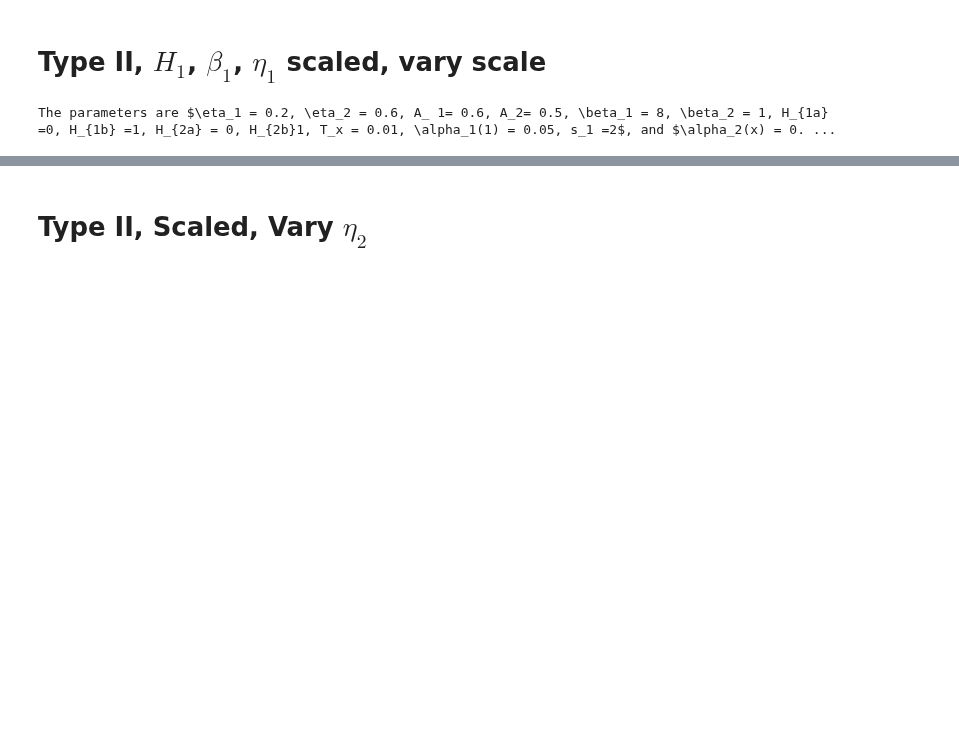
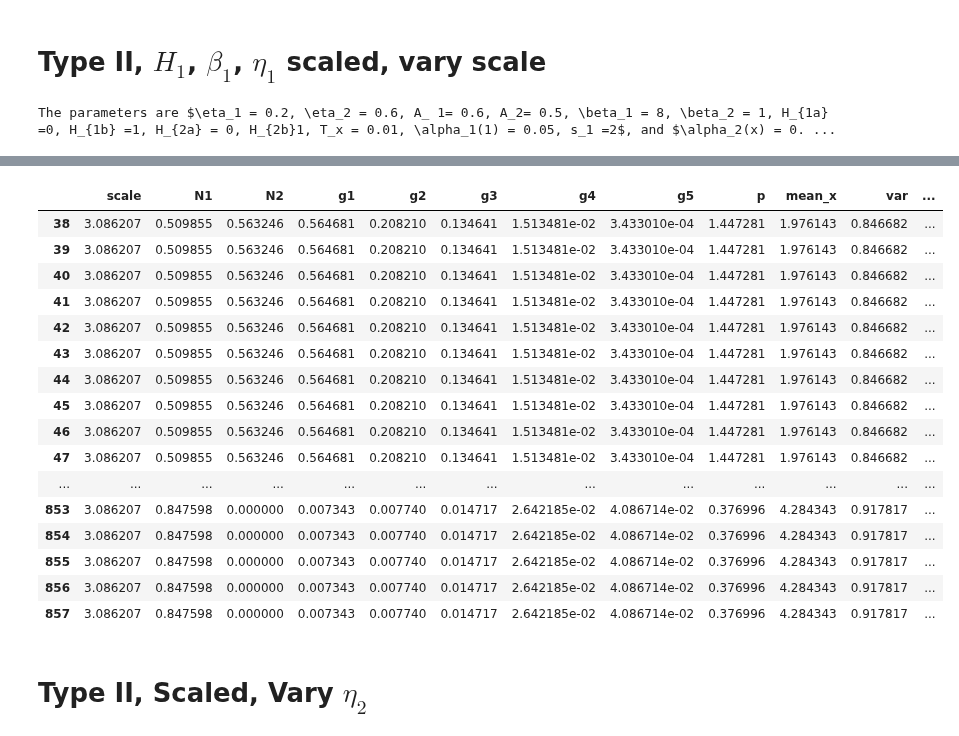
Before and after one commit to taliaborofsky/AdaptiveDynamics_CH_RS, a Jupyter notebook: Bifurcation.ipynb, the cells around one changed output, grey strips where cells are left out. Drawn from its saved outputs; the diff is of its cells as text; code cells hidden in the pictures; blank space fills up the shorter version.

```diff
--- a/Bifurcation.ipynb
+++ b/Bifurcation.ipynb
@@ -526,3 +526,24 @@ figsdict = plot_bif_diagrams(
+# %%
+df_near_3 = df[df['scale'].between(2.9, 3.1)]
+df_near_3
+# %% [output]
+|  | scale | N1 | N2 | g1 | g2 | g3 | g4 | g5 | p | mean_x | var | ... |
+| 38 | 3.086207 | 0.509855 | 0.563246 | 0.564681 | 0.208210 | 0.134641 | 1.513481e-02 | 3.433010e-04 | 1.447281 | 1.976143 | 0.846682 | ... |
+| 39 | 3.086207 | 0.509855 | 0.563246 | 0.564681 | 0.208210 | 0.134641 | 1.513481e-02 | 3.433010e-04 | 1.447281 | 1.976143 | 0.846682 | ... |
+| 40 | 3.086207 | 0.509855 | 0.563246 | 0.564681 | 0.208210 | 0.134641 | 1.513481e-02 | 3.433010e-04 | 1.447281 | 1.976143 | 0.846682 | ... |
+| 41 | 3.086207 | 0.509855 | 0.563246 | 0.564681 | 0.208210 | 0.134641 | 1.513481e-02 | 3.433010e-04 | 1.447281 | 1.976143 | 0.846682 | ... |
+| 42 | 3.086207 | 0.509855 | 0.563246 | 0.564681 | 0.208210 | 0.134641 | 1.513481e-02 | 3.433010e-04 | 1.447281 | 1.976143 | 0.846682 | ... |
+| 43 | 3.086207 | 0.509855 | 0.563246 | 0.564681 | 0.208210 | 0.134641 | 1.513481e-02 | 3.433010e-04 | 1.447281 | 1.976143 | 0.846682 | ... |
+| 44 | 3.086207 | 0.509855 | 0.563246 | 0.564681 | 0.208210 | 0.134641 | 1.513481e-02 | 3.433010e-04 | 1.447281 | 1.976143 | 0.846682 | ... |
+| 45 | 3.086207 | 0.509855 | 0.563246 | 0.564681 | 0.208210 | 0.134641 | 1.513481e-02 | 3.433010e-04 | 1.447281 | 1.976143 | 0.846682 | ... |
+| 46 | 3.086207 | 0.509855 | 0.563246 | 0.564681 | 0.208210 | 0.134641 | 1.513481e-02 | 3.433010e-04 | 1.447281 | 1.976143 | 0.846682 | ... |
+| 47 | 3.086207 | 0.509855 | 0.563246 | 0.564681 | 0.208210 | 0.134641 | 1.513481e-02 | 3.433010e-04 | 1.447281 | 1.976143 | 0.846682 | ... |
+| ... | ... | ... | ... | ... | ... | ... | ... | ... | ... | ... | ... | ... |
+| 853 | 3.086207 | 0.847598 | 0.000000 | 0.007343 | 0.007740 | 0.014717 | 2.642185e-02 | 4.086714e-02 | 0.376996 | 4.284343 | 0.917817 | ... |
+| 854 | 3.086207 | 0.847598 | 0.000000 | 0.007343 | 0.007740 | 0.014717 | 2.642185e-02 | 4.086714e-02 | 0.376996 | 4.284343 | 0.917817 | ... |
+| 855 | 3.086207 | 0.847598 | 0.000000 | 0.007343 | 0.007740 | 0.014717 | 2.642185e-02 | 4.086714e-02 | 0.376996 | 4.284343 | 0.917817 | ... |
+| 856 | 3.086207 | 0.847598 | 0.000000 | 0.007343 | 0.007740 | 0.014717 | 2.642185e-02 | 4.086714e-02 | 0.376996 | 4.284343 | 0.917817 | ... |
+| 857 | 3.086207 | 0.847598 | 0.000000 | 0.007343 | 0.007740 | 0.014717 | 2.642185e-02 | 4.086714e-02 | 0.376996 | 4.284343 | 0.917817 | ... |
 # %%
 figsdict['mean_x'].savefig(bif_fig_path +\
              "meanx_varyratio_type2.eps",
```
Also changed, not shown: parts of 1 cell of this notebook, 8 other files.
